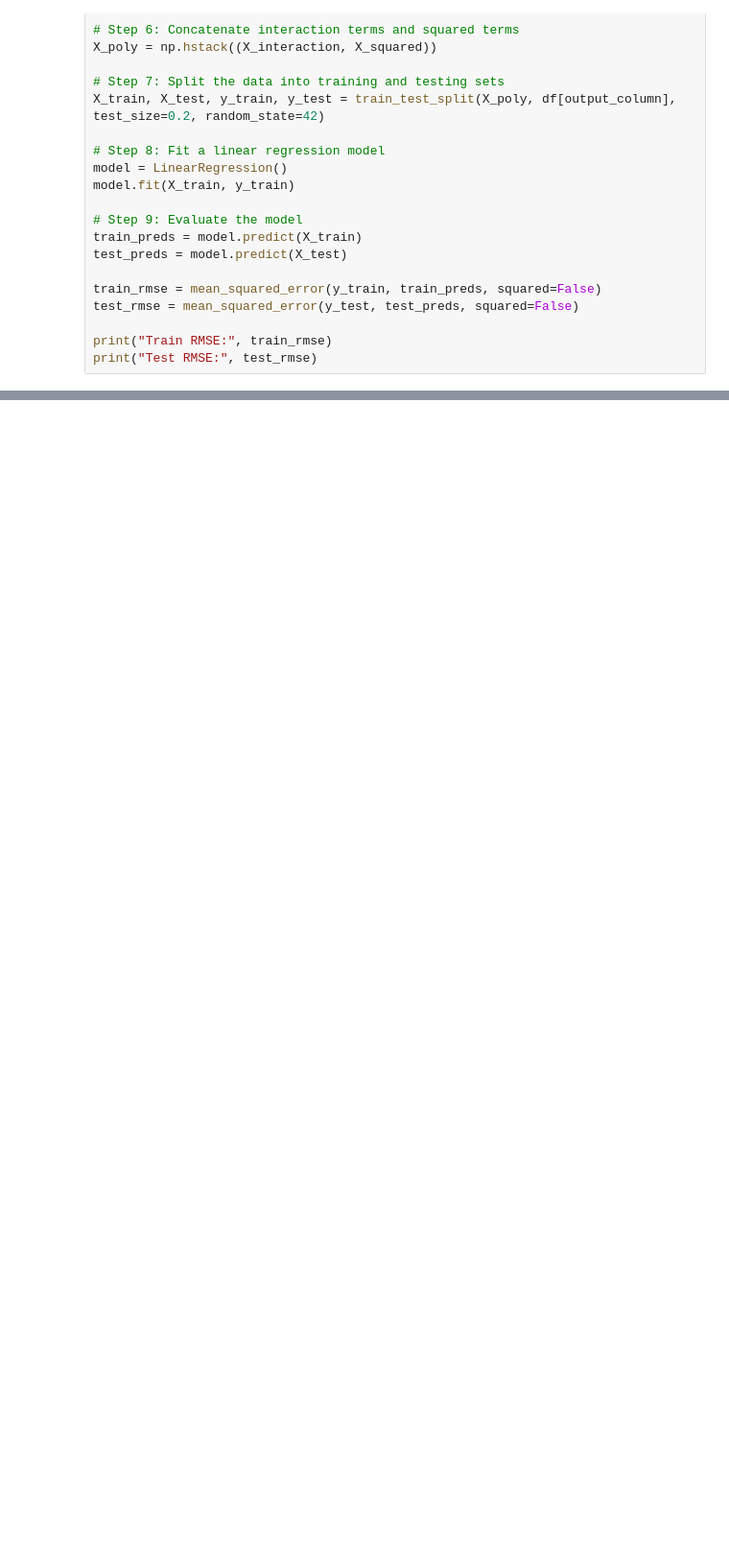
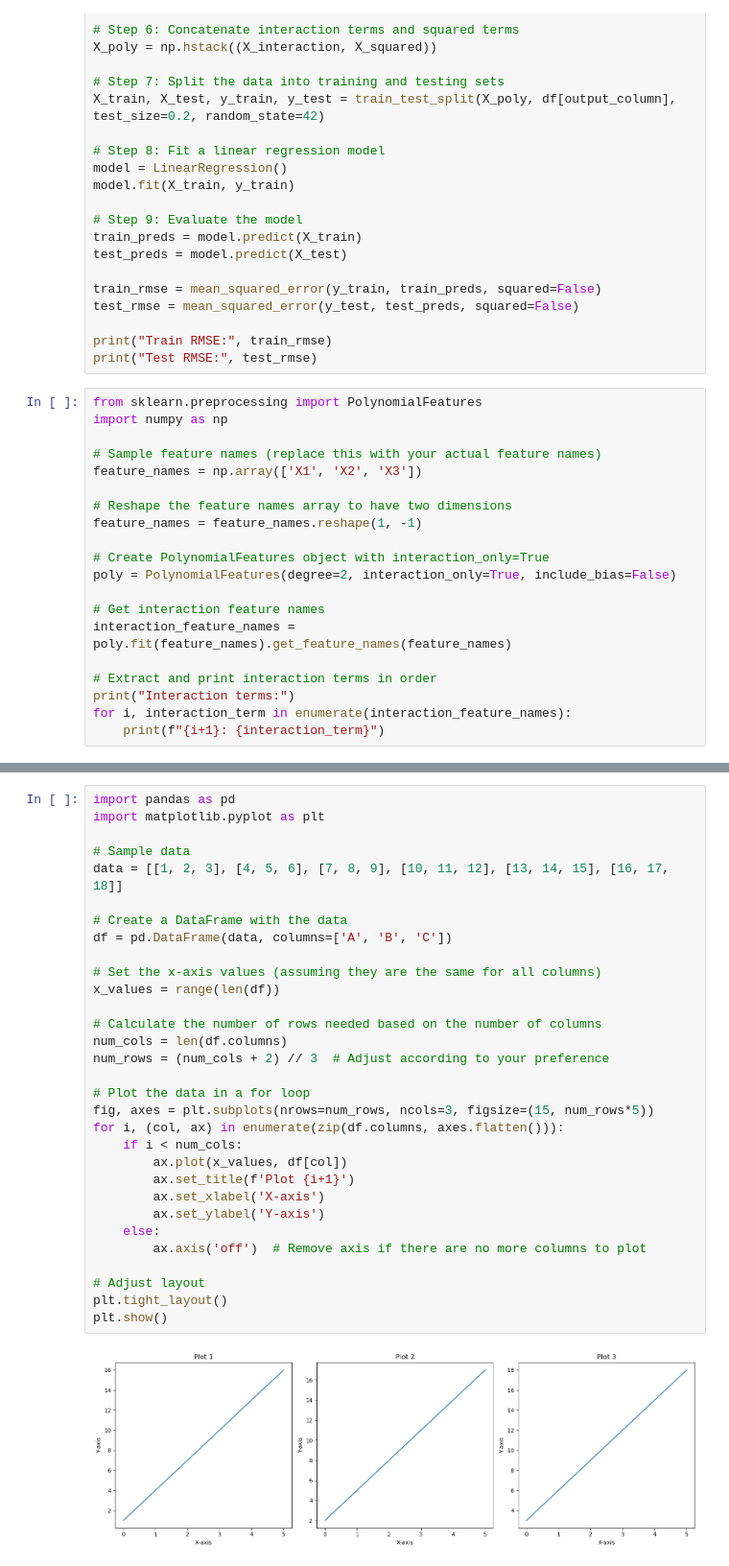
Before and after one commit to pmrai/gpt_share, a Jupyter notebook: test3.ipynb, the cells around one changed output, grey strips where cells are left out. Shown at 96% size. Saved outputs shown, nothing was run; the diff lists cells and outputs as text; blank space fills up the shorter version.

```diff
--- a/test3.ipynb
+++ b/test3.ipynb
@@ -82,3 +82,23 @@ test_rmse = mean_squared_error(y_test, test_preds, squared=False)
 
 print("Train RMSE:", train_rmse)
 print("Test RMSE:", test_rmse)
+# %%
+from sklearn.preprocessing import PolynomialFeatures
+import numpy as np
+
+# Sample feature names (replace this with your actual feature names)
+feature_names = np.array(['X1', 'X2', 'X3'])
+
+# Reshape the feature names array to have two dimensions
+feature_names = feature_names.reshape(1, -1)
+
+# Create PolynomialFeatures object with interaction_only=True
+poly = PolynomialFeatures(degree=2, interaction_only=True, include_bias=False)
+
+# Get interaction feature names
+interaction_feature_names = poly.fit(feature_names).get_feature_names(feature_names)
+
+# Extract and print interaction terms in order
+print("Interaction terms:")
+for i, interaction_term in enumerate(interaction_feature_names):
+    print(f"{i+1}: {interaction_term}")
@@ -84,0 +160,33 @@ print("Test RMSE:", test_rmse)
+# %%
+import pandas as pd
+import matplotlib.pyplot as plt
+
+# Sample data
+data = [[1, 2, 3], [4, 5, 6], [7, 8, 9], [10, 11, 12], [13, 14, 15], [16, 17, 18]]
+
+# Create a DataFrame with the data
+df = pd.DataFrame(data, columns=['A', 'B', 'C'])
+
+# Set the x-axis values (assuming they are the same for all columns)
+x_values = range(len(df))
+
+# Calculate the number of rows needed based on the number of columns
+num_cols = len(df.columns)
+num_rows = (num_cols + 2) // 3  # Adjust according to your preference
+
+# Plot the data in a for loop
+fig, axes = plt.subplots(nrows=num_rows, ncols=3, figsize=(15, num_rows*5))
+for i, (col, ax) in enumerate(zip(df.columns, axes.flatten())):
+    if i < num_cols:
+        ax.plot(x_values, df[col])
+        ax.set_title(f'Plot {i+1}')
+        ax.set_xlabel('X-axis')
+        ax.set_ylabel('Y-axis')
+    else:
+        ax.axis('off')  # Remove axis if there are no more columns to plot
+
+# Adjust layout
+plt.tight_layout()
+plt.show()
+# %% [output]
+[figure, added]
```
Also changed, not shown: parts of 11 cells of this notebook.
